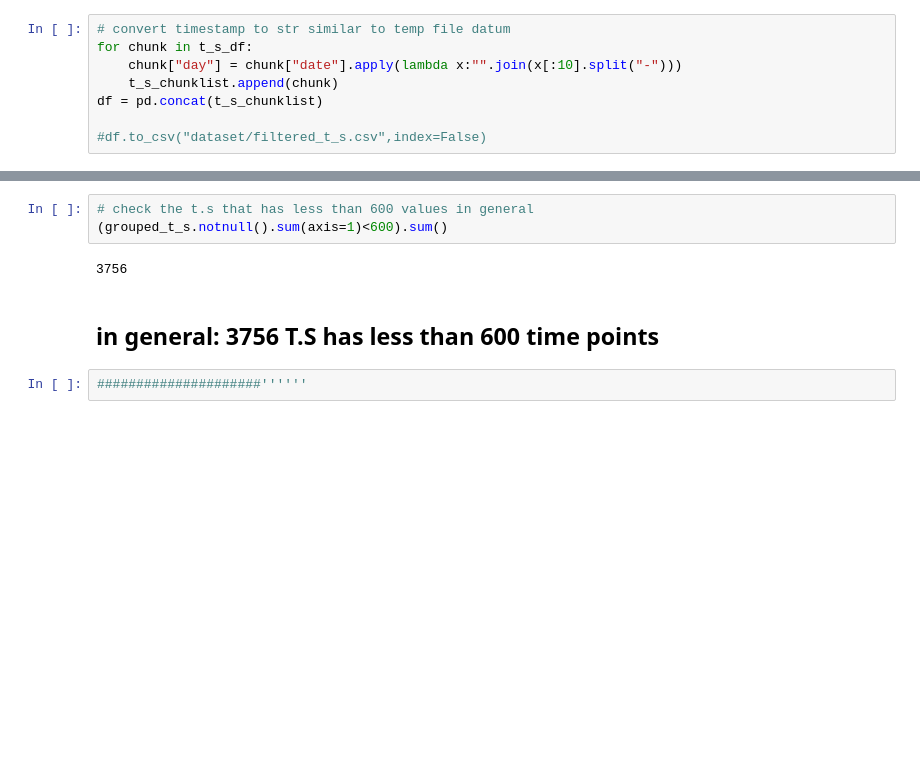
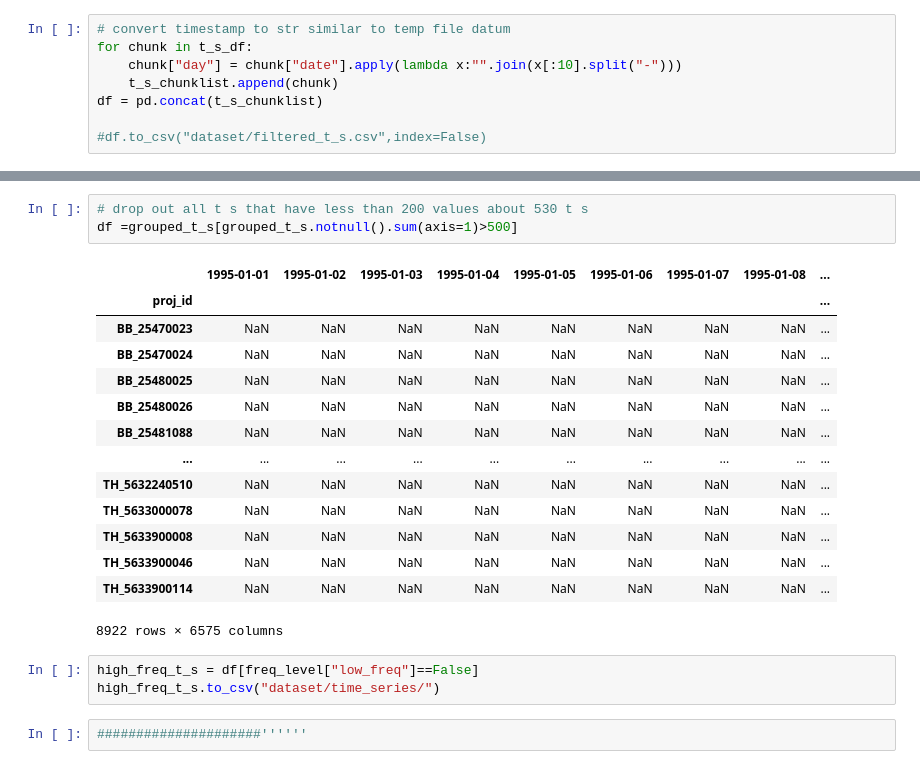
Before and after one commit to basem-AI/BGR_outlier_detection, a Jupyter notebook: filter_t_s.ipynb, the cells around one changed output, grey strips where cells are left out. Drawn from its saved outputs; the diff is of its cells as text; blank space fills up the shorter version.

```diff
--- a/filter_t_s.ipynb
+++ b/filter_t_s.ipynb
@@ -109,10 +218,24 @@ dropna_grouped
 # %%
-# check the t.s that has less than 600 values in general
-(grouped_t_s.notnull().sum(axis=1)<600).sum()
+# drop out all t s that have less than 200 values about 530 t s
+df =grouped_t_s[grouped_t_s.notnull().sum(axis=1)>500]
 # %% [output]
+|  | 1995-01-01 | 1995-01-02 | 1995-01-03 | 1995-01-04 | 1995-01-05 | 1995-01-06 | 1995-01-07 | 1995-01-08 | ... |
+| proj_id |  |  |  |  |  |  |  |  | ... |
+| BB_25470023 | NaN | NaN | NaN | NaN | NaN | NaN | NaN | NaN | ... |
+| BB_25470024 | NaN | NaN | NaN | NaN | NaN | NaN | NaN | NaN | ... |
+| BB_25480025 | NaN | NaN | NaN | NaN | NaN | NaN | NaN | NaN | ... |
+| BB_25480026 | NaN | NaN | NaN | NaN | NaN | NaN | NaN | NaN | ... |
+| BB_25481088 | NaN | NaN | NaN | NaN | NaN | NaN | NaN | NaN | ... |
+| ... | ... | ... | ... | ... | ... | ... | ... | ... | ... |
+| TH_5632240510 | NaN | NaN | NaN | NaN | NaN | NaN | NaN | NaN | ... |
+| TH_5633000078 | NaN | NaN | NaN | NaN | NaN | NaN | NaN | NaN | ... |
+| TH_5633900008 | NaN | NaN | NaN | NaN | NaN | NaN | NaN | NaN | ... |
+| TH_5633900046 | NaN | NaN | NaN | NaN | NaN | NaN | NaN | NaN | ... |
+| TH_5633900114 | NaN | NaN | NaN | NaN | NaN | NaN | NaN | NaN | ... |
-3756
+8922 rows × 6575 columns
-# %% [markdown]
-## in general: 3756 T.S has less than 600 time points
+# %%
+high_freq_t_s = df[freq_level["low_freq"]==False]
+high_freq_t_s.to_csv("dataset/time_series/")
 # %%
 #####################''''''
 # %%
```
Also changed, not shown: parts of 44 cells of this notebook, 1 other file.
